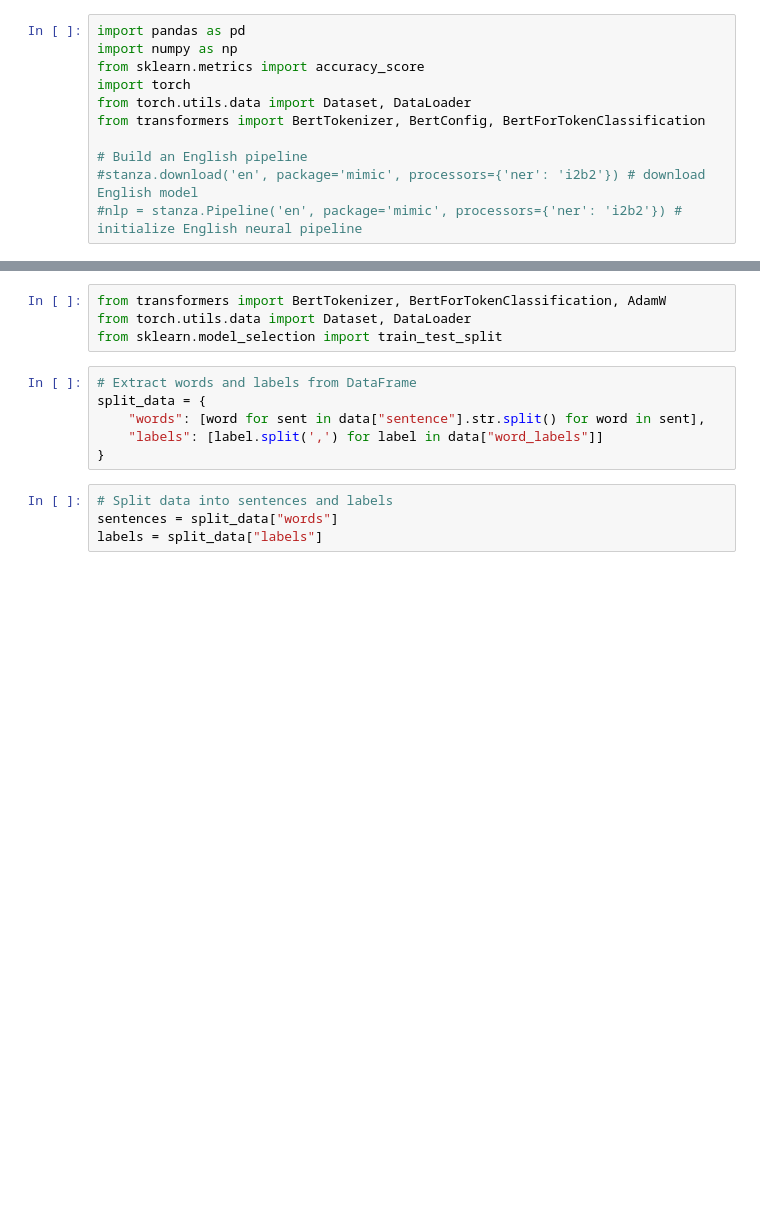
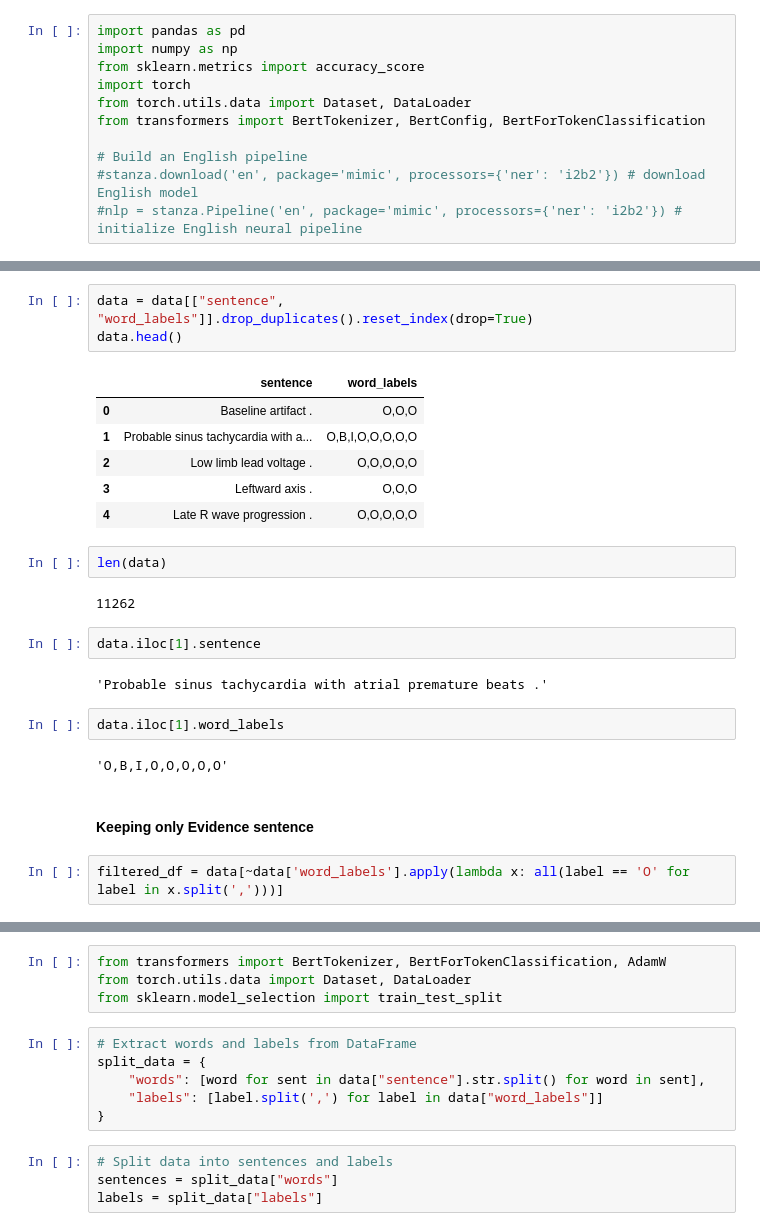
Before and after one commit to okechukwuchude/Automating-Medical-Coding, a Jupyter notebook: BioBERT_large.ipynb, the cells around one changed output, grey strips where cells are left out. Cells and saved outputs as stored; diff of their text form; blank space fills up the shorter version.

```diff
--- a/BioBERT_large.ipynb
+++ b/BioBERT_large.ipynb
@@ -22,0 +73,26 @@ data.isnull().sum()
+# %%
+data = data[["sentence", "word_labels"]].drop_duplicates().reset_index(drop=True)
+data.head()
+# %% [output]
+|  | sentence | word_labels |
+| 0 | Baseline artifact . | O,O,O |
+| 1 | Probable sinus tachycardia with a... | O,B,I,O,O,O,O,O |
+| 2 | Low limb lead voltage . | O,O,O,O,O |
+| 3 | Leftward axis . | O,O,O |
+| 4 | Late R wave progression . | O,O,O,O,O |
+# %%
+len(data)
+# %% [output]
+11262
+# %%
+data.iloc[1].sentence
+# %% [output]
+'Probable sinus tachycardia with atrial premature beats .'
+# %%
+data.iloc[1].word_labels
+# %% [output]
+'O,B,I,O,O,O,O,O'
+# %% [markdown]
+#### **Keeping only Evidence sentence**
+# %%
+filtered_df = data[~data['word_labels'].apply(lambda x: all(label == 'O' for label in x.split(',')))]
```
Also changed, not shown: parts of 23 cells of this notebook.
